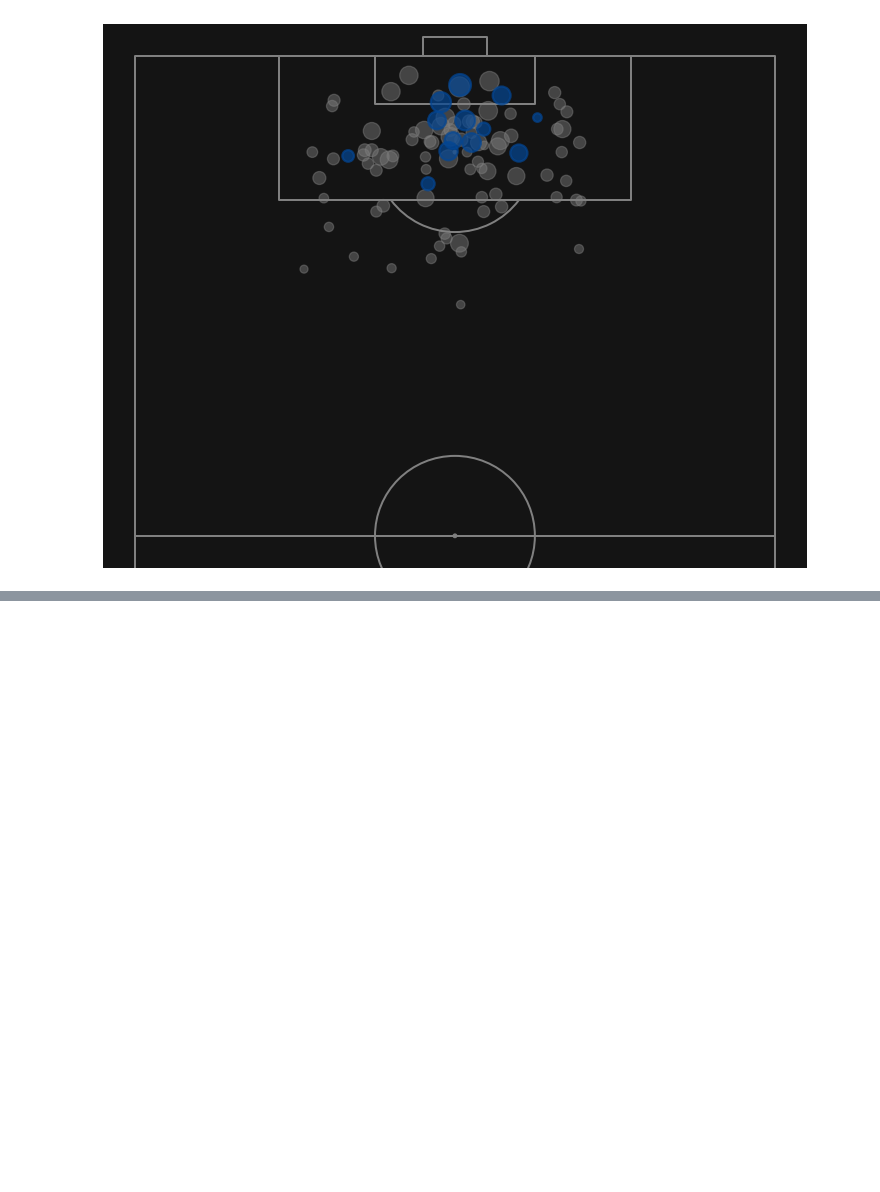
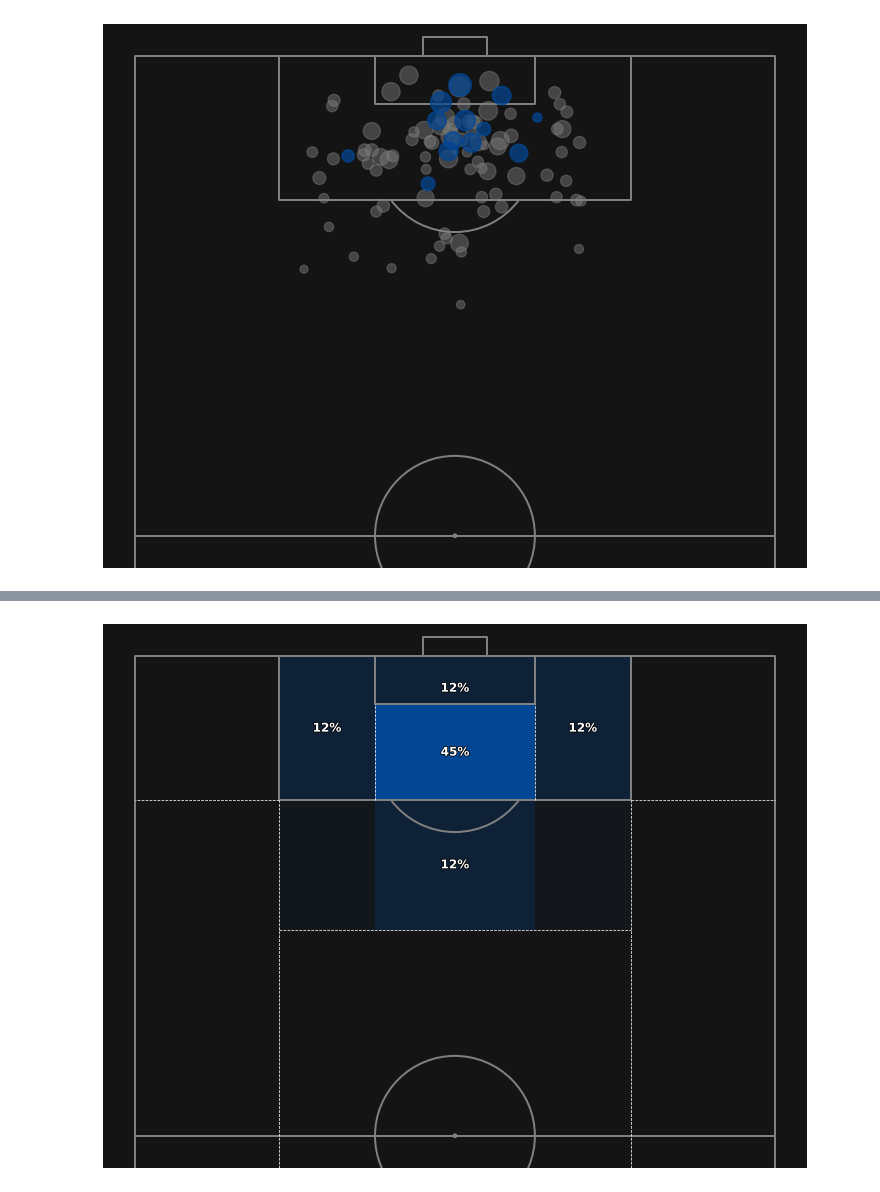
Before and after one commit to AniNair14/Football-Analytics, a Jupyter notebook: Notebooks/Shot_Map.ipynb, the cells around one changed output, grey strips where cells are left out. Drawn from its saved outputs; the diff is of its cells as text; code cells hidden in the pictures; blank space fills up the shorter version.

```diff
--- a/Notebooks/Shot_Map.ipynb
+++ b/Notebooks/Shot_Map.ipynb
@@ -164,0 +273,4 @@ shot_map(
+# %%
+chelsea_shots['zone_area'] = [assign_shot_zones(x,y) for x,y in zip(chelsea_shots['X'], chelsea_shots['Y'])]
+
+chelsea_shots
@@ -164,0 +291,11 @@ shot_map(
+# %%
+data = chelsea_shots.groupby(['zone_area']).apply(lambda x: x.shape[0]).reset_index()
+
+data.rename(columns={0:'num_shots'}, inplace=True)
+
+data['pct'] = (
+    data['num_shots']/data['num_shots'].sum()
+)
+
+
+data
@@ -164,0 +311,51 @@ shot_map(
+# %%
+fig, ax = plt.subplots(figsize=(16,10))
+
+bg = "#141414"
+
+
+statsbomb_pitch_vert(
+    ax = ax,
+    bg=bg,
+    grid = False
+)
+
+# Plotting the grids:
+ax.plot([62.0, 62.0], [40.0, 102.0], ls='--', color='white', lw=0.75)
+ax.plot([18.0, 18.0], [40.0, 102.0], ls='--', color='white', lw=0.75)
+ax.plot([30.0, 30.0], [102.0, 114.0], ls='--', color='white', lw=0.75)
+ax.plot([50.0, 50.0], [102.0, 114.0], ls='--', color='white', lw=0.75)
+ax.plot([62.0, 80.0], [102.0, 102.0], ls='--', color='white', lw=0.75)
+ax.plot([18.0, 0.0], [102.0, 102.0], ls='--', color='white', lw=0.75)
+ax.plot([18.0, 62.0], [85.8, 85.8], ls='--', color='white', lw=0.75)
+
+
+max_value = data['pct'].max()
+
+for zone in data['zone_area']:
+    shot_pct = data[data['zone_area'] == zone]['pct'].iloc[0]
+    x_lim = [zone_areas[zone]['x_lower_bound'], zone_areas[zone]['x_upper_bound']]
+    y1 = zone_areas[zone]['y_lower_bound']
+    y2 = zone_areas[zone]['y_upper_bound']
+    ax.fill_between(
+        x=x_lim,
+        y1=y1, y2=y2,
+        color='#034694', alpha=(shot_pct/max_value),
+        zorder=0, ec='None')
+    if shot_pct > 0.05:
+        x_pos = x_lim[0] + abs(x_lim[0] - x_lim[1])/2
+        y_pos = y1 + abs(y1 - y2)/2
+        text_ = ax.annotate(
+            xy=(x_pos, y_pos),
+            text=f'{shot_pct:.0%}',
+            ha='center',
+            va='center',
+            color='white',
+            weight='bold',
+            size=12
+        )
+        text_.set_path_effects(
+            [path_effects.Stroke(linewidth=1.5, foreground='black'), path_effects.Normal()]
+        )
+# %% [output]
+[figure, added]
```
Also changed, not shown: parts of 7 cells of this notebook.
